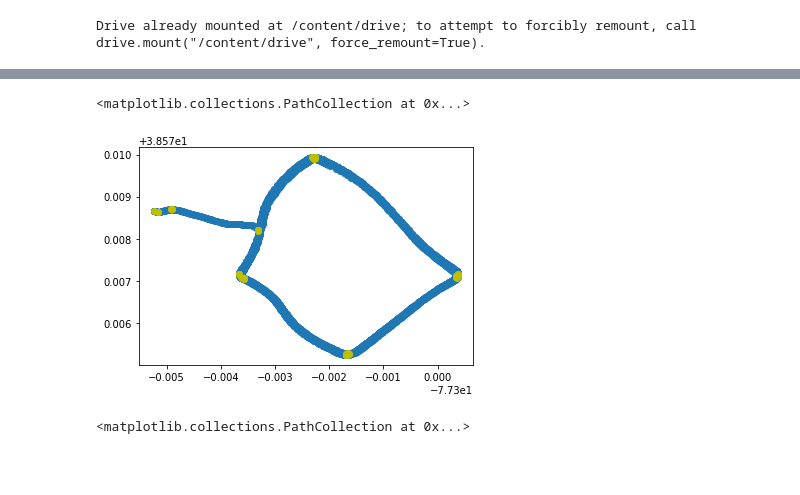
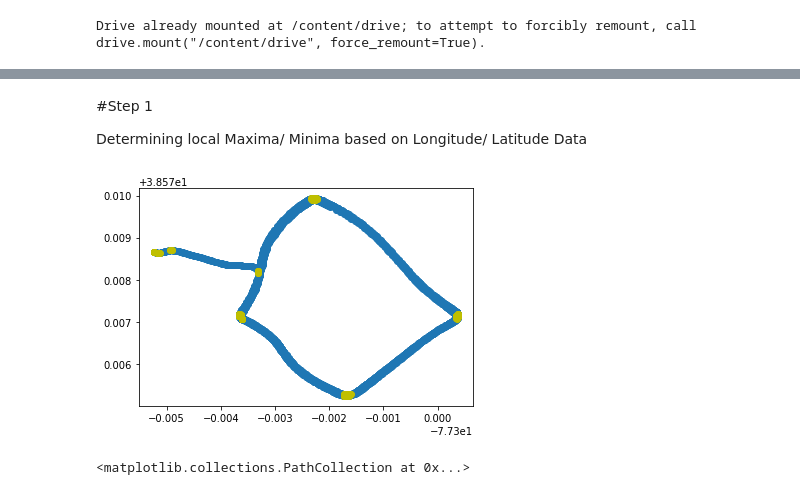
Before and after one commit to pyagoubi/Motorcycle-data, a Jupyter notebook: Motorcycle.ipynb, the cells around one changed output, grey strips where cells are left out. Cells and saved outputs as stored; diff of their text form; code cells hidden in the pictures; blank space fills up the shorter version.

```diff
--- a/Motorcycle.ipynb
+++ b/Motorcycle.ipynb
@@ -35,14 +18,39 @@ data['Lon diff-5'] = data.groupby(['Lap Number']).transform(lambda x: x.shift(-5
+# %%
+#Parameters
+
+#Step 1
+shift_p = 10
+Gy_min = 11
+
+#Step 2
+shift_a = 20
+degree_min = 20
+# %% [markdown]
+#Step 1
+
+Determining local Maxima/ Minima based on Longitude/ Latitude Data
 # %%
-#flag corner rows
+#calculate the distance on Longitude/ Latitude plane assuming 2D plane
 
-data['corner'] = 0
-data.loc[((data['Lat diff-5'] > 0) & (data['Lat diff5'] < 0))| ((data['Lat diff-5'] < 0) & (data['Lat diff5'] > 0))
-| ((data['Lon diff-5'] > 0) & (data['Long diff5'] < 0))
-| ((data['Lon diff-5'] < 0) & (data['Long diff5'] >= 0)), 'corner'] = 1
+def local_maxmin(df, shift = shift_p):
 
+  for i in df['SessionID'].unique():
 
-plt.scatter(x=data['Longitude'], y=data['Latitude'])
-plt.scatter(x=data.loc[data['corner'] == 1, 'Longitude'], y=data.loc[data['corner'] == 1,'Latitude'], color = 'y')
+    data = df[df['SessionID'] == i]
+
+    data['Lat diff'] = data['Latitude'] - data['Latitude'].shift(shift)
+    data['Lon diff'] = data['Longitude'] - data['Longitude'].shift(shift)
+
+    data['Lat mdiff'] = data['Latitude'].shift(-shift) - data['Latitude']
+    data['Lon mdiff'] = data['Longitude'].shift(-shift) - data['Longitude']
+
+    data.loc[((data['Lat mdiff'] > 0) & (data['Lat diff'] < 0))| ((data['Lat mdiff'] < 0) & (data['Lat diff'] > 0))
+    | ((data['Lon mdiff'] > 0) & (data['Lon diff'] < 0))
+    | ((data['Lon mdiff'] < 0) & (data['Lon diff'] >= 0)), 'corner'] = 1
+
+    df.loc[df['SessionID'] == i, 'corner'] = data['corner']
+
+  plt.scatter(x=data['Longitude'], y=data['Latitude'])
+  plt.scatter(x=data.loc[data['corner'] == 1, 'Longitude'], y=data.loc[data['corner'] == 1,'Latitude'], color = 'y')
+
+  return df
-# %% [output]
-<matplotlib.collections.PathCollection at 0x...>
-[figure, removed]
@@ -52,3 +57,7 @@ data.loc[data['c']==1, 'Lap Number'].unique()
+# %%
+data = local_maxmin(data, shift = shift_p)
+# %% [output]
+[figure, added]
 # %%
 #Points on the left can be eliminated by setting Gy-value (absolute) to >11, but then we lose data from the first lap
 
```
Also changed, not shown: parts of 18 cells of this notebook.
